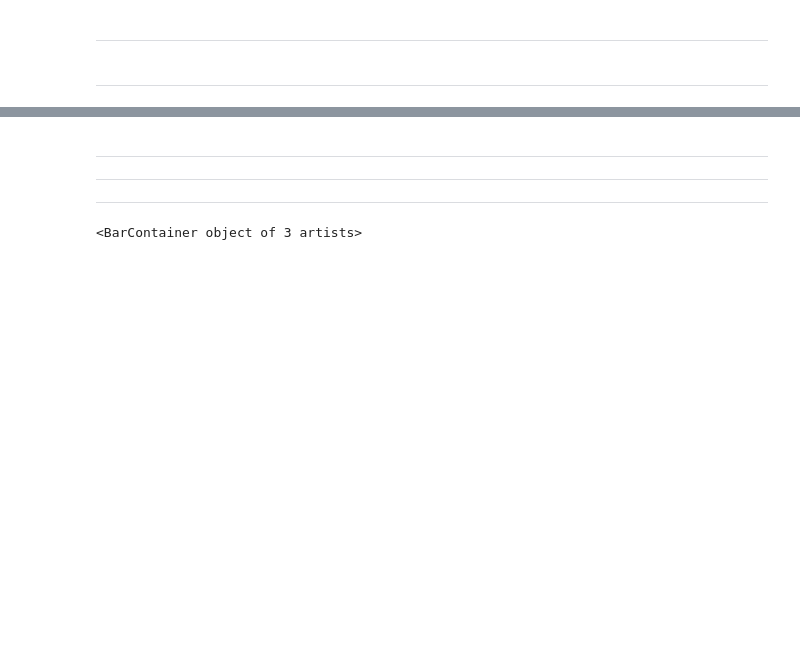
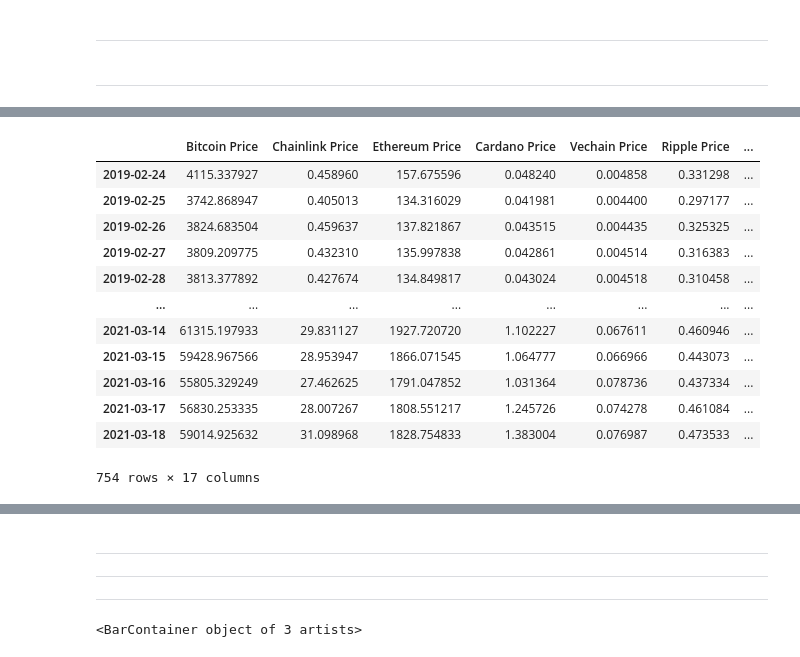
Before and after one commit to Mootlaq/cryptoanalysis, a Jupyter notebook: BTC.ipynb, the cells around one changed output, grey strips where cells are left out. Cells and saved outputs as stored; diff of their text form; code cells hidden in the pictures; blank space fills up the shorter version.

```diff
--- a/BTC.ipynb
+++ b/BTC.ipynb
@@ -683,0 +859,3 @@ alt.layer(btcline, dxyline).resolve_scale(
+# %%
+df1 = pd.read_csv('main_df.csv', index_col=0)
+df1.head()
@@ -683,0 +869,16 @@ alt.layer(btcline, dxyline).resolve_scale(
+# %%
+df1.head(-5)
+# %% [output]
+|  | Bitcoin Price | Chainlink Price | Ethereum Price | Cardano Price | Vechain Price | Ripple Price | ... |
+| 2019-02-24 | 4115.337927 | 0.458960 | 157.675596 | 0.048240 | 0.004858 | 0.331298 | ... |
+| 2019-02-25 | 3742.868947 | 0.405013 | 134.316029 | 0.041981 | 0.004400 | 0.297177 | ... |
+| 2019-02-26 | 3824.683504 | 0.459637 | 137.821867 | 0.043515 | 0.004435 | 0.325325 | ... |
+| 2019-02-27 | 3809.209775 | 0.432310 | 135.997838 | 0.042861 | 0.004514 | 0.316383 | ... |
+| 2019-02-28 | 3813.377892 | 0.427674 | 134.849817 | 0.043024 | 0.004518 | 0.310458 | ... |
+| ... | ... | ... | ... | ... | ... | ... | ... |
+| 2021-03-14 | 61315.197933 | 29.831127 | 1927.720720 | 1.102227 | 0.067611 | 0.460946 | ... |
+| 2021-03-15 | 59428.967566 | 28.953947 | 1866.071545 | 1.064777 | 0.066966 | 0.443073 | ... |
+| 2021-03-16 | 55805.329249 | 27.462625 | 1791.047852 | 1.031364 | 0.078736 | 0.437334 | ... |
+| 2021-03-17 | 56830.253335 | 28.007267 | 1808.551217 | 1.245726 | 0.074278 | 0.461084 | ... |
+| 2021-03-18 | 59014.925632 | 31.098968 | 1828.754833 | 1.383004 | 0.076987 | 0.473533 | ... |
+754 rows × 17 columns
```
Also changed, not shown: parts of 44 cells of this notebook, 2 other files.
